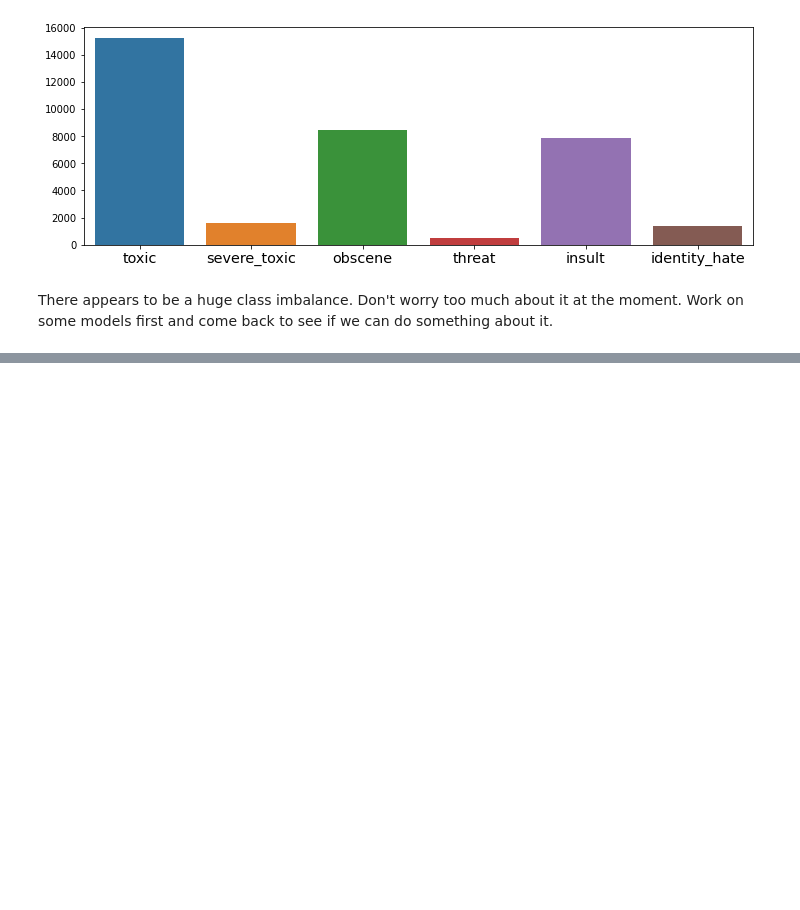
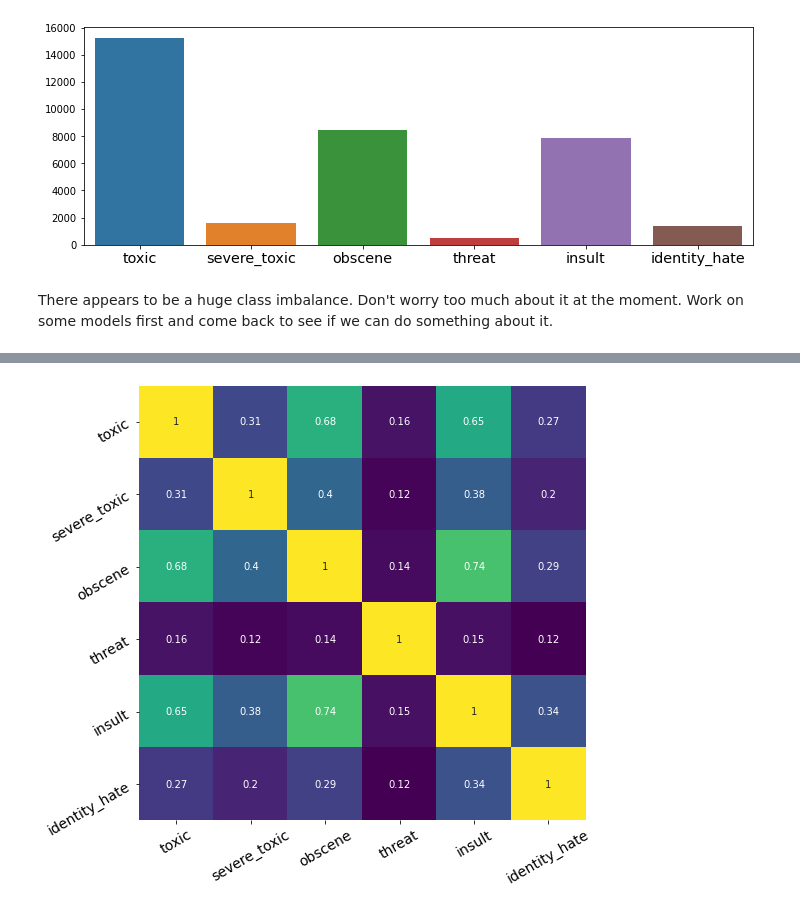
Before and after one commit to dyasutomo/ToxCom, a Jupyter notebook: g01_data_visualization.ipynb, the cells around one changed output, grey strips where cells are left out. Saved outputs shown, nothing was run; the diff lists cells and outputs as text; code cells hidden in the pictures; blank space fills up the shorter version.

Commit message:
added more visualization

```diff
--- a/g01_data_visualization.ipynb
+++ b/g01_data_visualization.ipynb
@@ -72,0 +129,3 @@ There appears to be a huge class imbalance. Don't worry too much about it at the
+# %%
+corr_matrix = df[target_columns].corr()
+corr_matrix
@@ -72,0 +140,6 @@ There appears to be a huge class imbalance. Don't worry too much about it at the
+# %%
+fig, ax = plt.subplots(1,1, figsize=(8,8))
+sns.heatmap(corr_matrix, cmap='viridis', annot=True, cbar=False);
+ax.tick_params(axis='both', which='major', labelsize=14, rotation=30)
+# %% [output]
+[figure, added]
```
Also changed, not shown: parts of 37 cells of this notebook.
